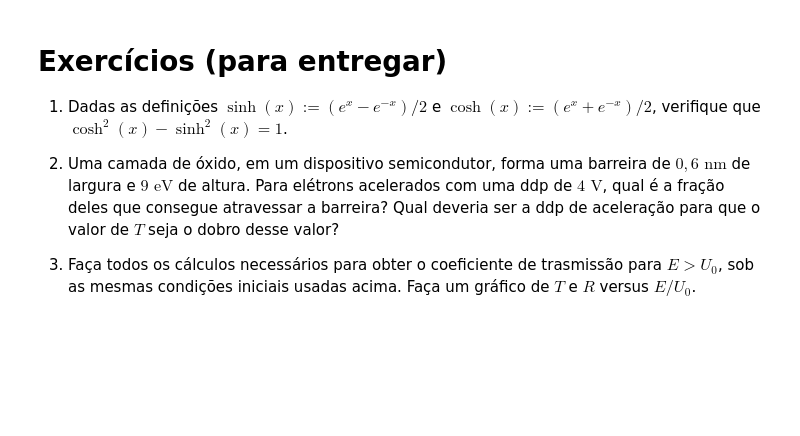
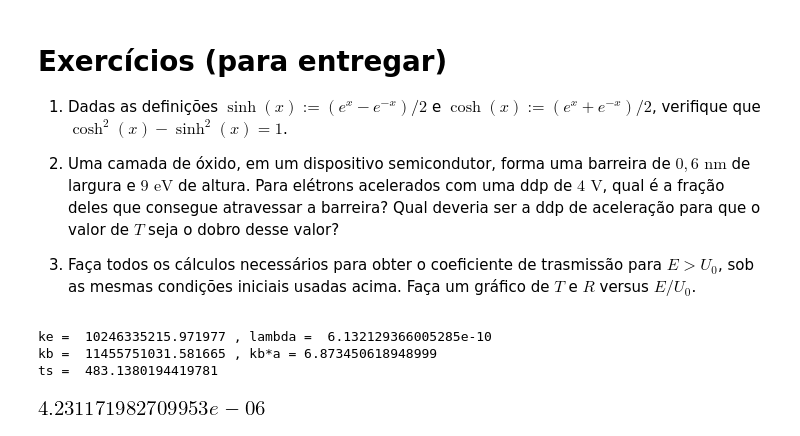
Before and after one commit to jonasmaziero/mecanica_quantica_1900-1925, a Jupyter notebook: 08_barreira.ipynb, the cells around one changed output. Drawn from its saved outputs; the diff is of its cells as text; code cells hidden in the pictures; blank space fills up the shorter version.

```diff
--- a/08_barreira.ipynb
+++ b/08_barreira.ipynb
@@ -210,3 +210,15 @@ O tunelamento quântico possui muitas aplicações físicas e tecnológicas: O f
 1. Uma camada de óxido, em um dispositivo semicondutor, forma uma barreira de $0,6\text{ nm}$ de largura e $9\text{ eV}$ de altura. Para elétrons acelerados com uma ddp de $4\text{ V}$, qual é a fração deles que consegue atravessar a barreira? Qual deveria ser a ddp de aceleração para que o valor de $T$ seja o dobro desse valor?
 
 1. Faça todos os cálculos necessários para obter o coeficiente de trasmissão para $E>U_{0}$, sob as mesmas condições iniciais usadas acima. Faça um gráfico de $T$ e $R$ versus $E/U_{0}$.
+# %%
+def T(E,U0,a,m): #2
+    ke = math.sqrt(2*m*E)/hb; kb = ke*math.sqrt(U0/E-1); print('ke = ',ke,', lambda = ',2*math.pi/ke)
+    print('kb = ',kb,', kb*a =',kb*a);
+    ts = (math.exp(kb*a)-math.exp(-kb*a))/2; print('ts = ', ts)
+    return ((1+ts**2)/(4*(E/U0)*(1-E/U0)))**-1
+T(4*e,9*e,0.6*10**-9,me)
+# %% [output]
+ke =  10246335215.971977 , lambda =  6.132129366005285e-10
+kb =  11455751031.581665 , kb*a = 6.873450618948999
+ts =  483.1380194419781
+[figure, added]
```
